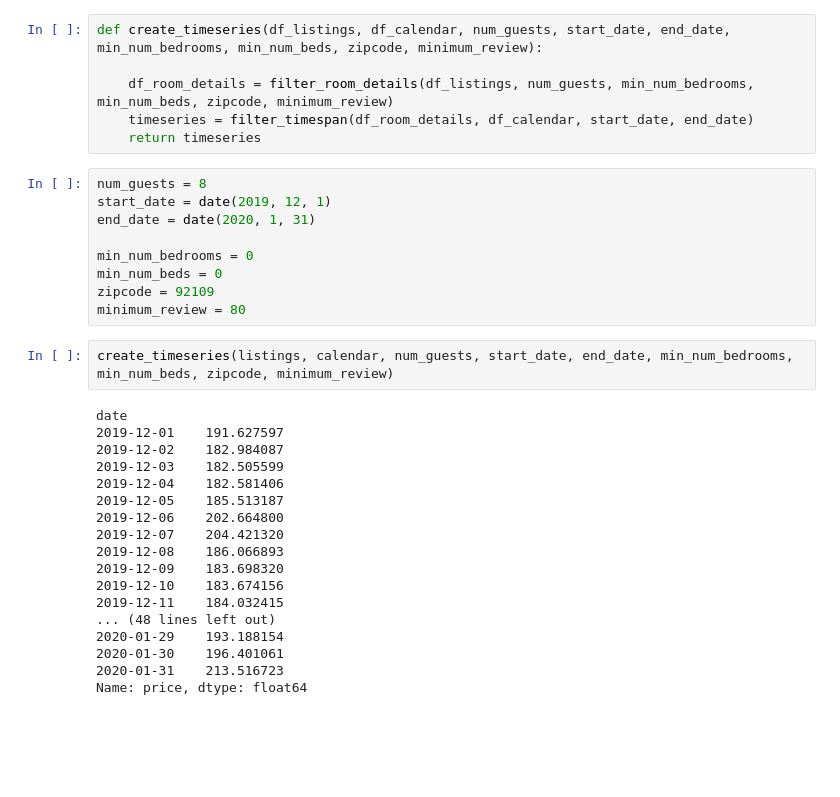
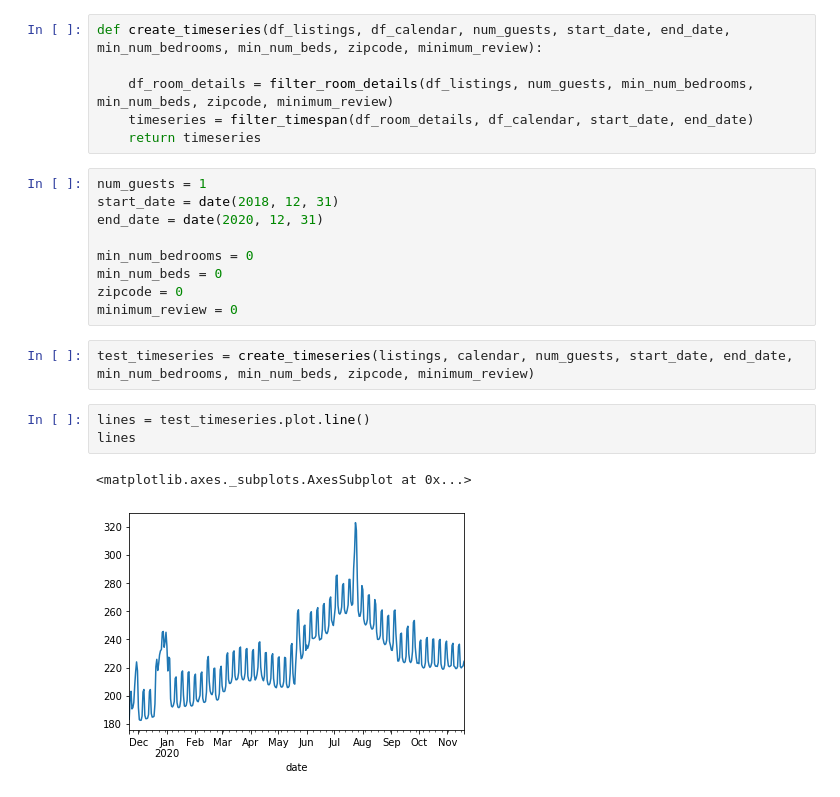
Before and after one commit to Shen-Andrew/Cogs108-Group-Project, a Jupyter notebook: pre_process.py.ipynb, the cells around one changed output. Cells and saved outputs as stored; diff of their text form; blank space fills up the shorter version.

```diff
--- a/pre_process.py.ipynb
+++ b/pre_process.py.ipynb
@@ -207,31 +189,19 @@ def create_timeseries(df_listings, df_calendar, num_guests, start_date, end_date
     timeseries = filter_timespan(df_room_details, df_calendar, start_date, end_date)
     return timeseries
 # %%
-num_guests = 8
-start_date = date(2019, 12, 1)
-end_date = date(2020, 1, 31)
+num_guests = 1
+start_date = date(2018, 12, 31)
+end_date = date(2020, 12, 31)
 
 min_num_bedrooms = 0
 min_num_beds = 0
-zipcode = 92109
-minimum_review = 80
+zipcode = 0
+minimum_review = 0
 # %%
-create_timeseries(listings, calendar, num_guests, start_date, end_date, min_num_bedrooms, min_num_beds, zipcode, minimum_review)
+test_timeseries = create_timeseries(listings, calendar, num_guests, start_date, end_date, min_num_bedrooms, min_num_beds, zipcode, minimum_review)
-# %% [output]
-date
-2019-12-01    191.627597
-2019-12-02    182.984087
-2019-12-03    182.505599
-2019-12-04    182.581406
-2019-12-05    185.513187
-2019-12-06    202.664800
-2019-12-07    204.421320
-2019-12-08    186.066893
-2019-12-09    183.698320
-2019-12-10    183.674156
-2019-12-11    184.032415
-... (48 lines left out)
-2020-01-29    193.188154
-2020-01-30    196.401061
-2020-01-31    213.516723
-Name: price, dtype: float64
+# %%
+lines = test_timeseries.plot.line()
+lines
+# %% [output]
+<matplotlib.axes._subplots.AxesSubplot at 0x...>
+[figure, added]
```
Also changed, not shown: parts of 2 cells of this notebook.
